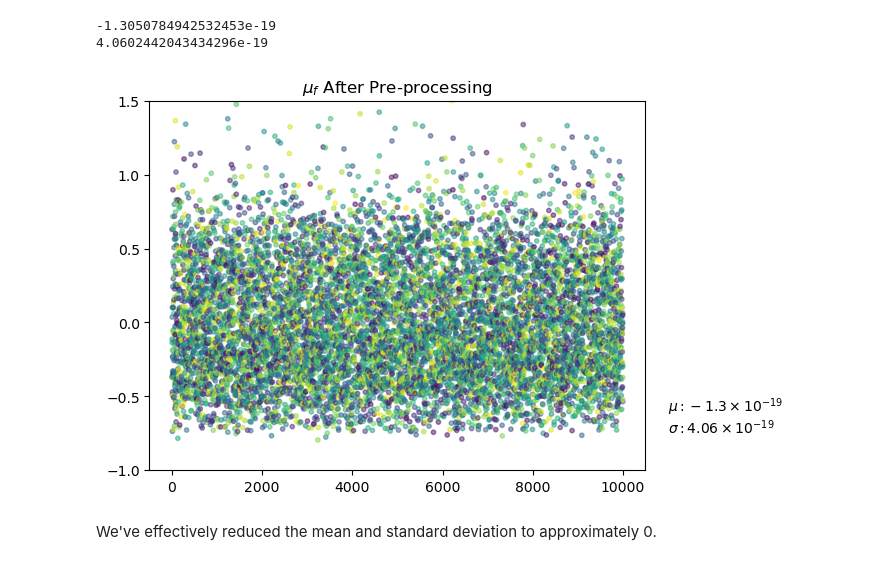
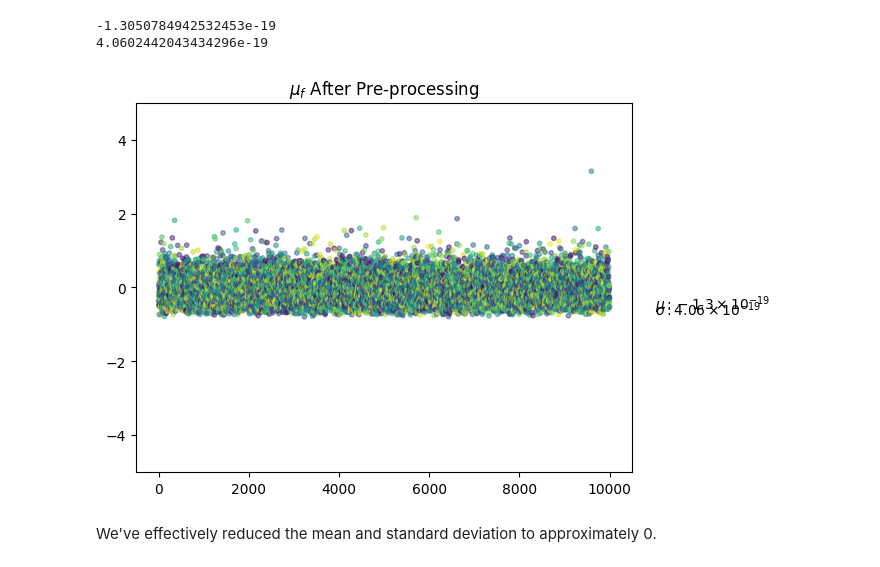
Before and after one commit to PONY1ST-past-semesters/MLP, a Jupyter notebook: ConvNet.ipynb, the cells around one changed output. Drawn from its saved outputs; the diff is of its cells as text; code cells hidden in the pictures.

```diff
--- a/ConvNet.ipynb
+++ b/ConvNet.ipynb
@@ -174,12 +156,12 @@ print(np.mean(X_train))
 # %%
 plt.scatter(np.arange(0, len(X_test)), list(map(np.mean, X_test)),  s=10,  alpha=.5, c = np.random.rand(X_test.shape[0]))
 plt.title(r"$\mu_f$ After Pre-processing")
 plt.text(11000, -.6, r"$\mu: -1.3 \times 10^{-19}$")
 plt.text(11000, -.75, r"$\sigma: 4.06 \times 10^{-19}$")
-plt.ylim(-1, 1.5)
+plt.ylim(-5, 5)
 plt.show()
 # %% [output]
-[figure, old version]
+[figure, new version]
 # %% [markdown]
 We've effectively reduced the mean and standard deviation to approximately 0.
 # %%
```
Also changed, not shown: parts of 18 cells of this notebook, 2 other files.
